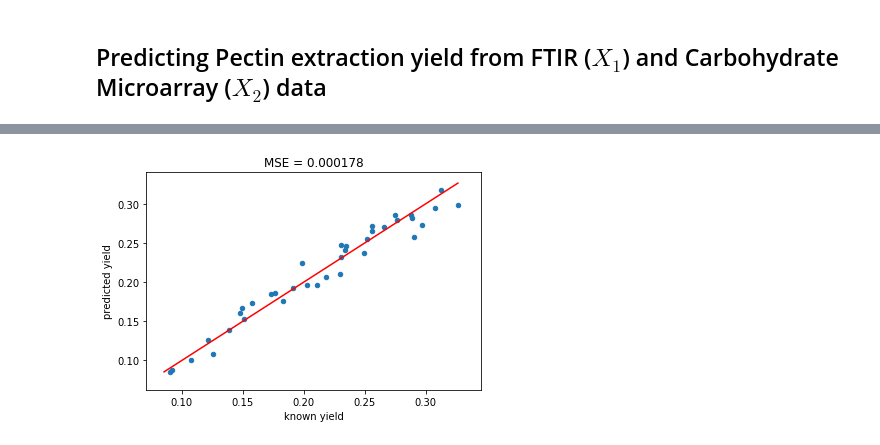
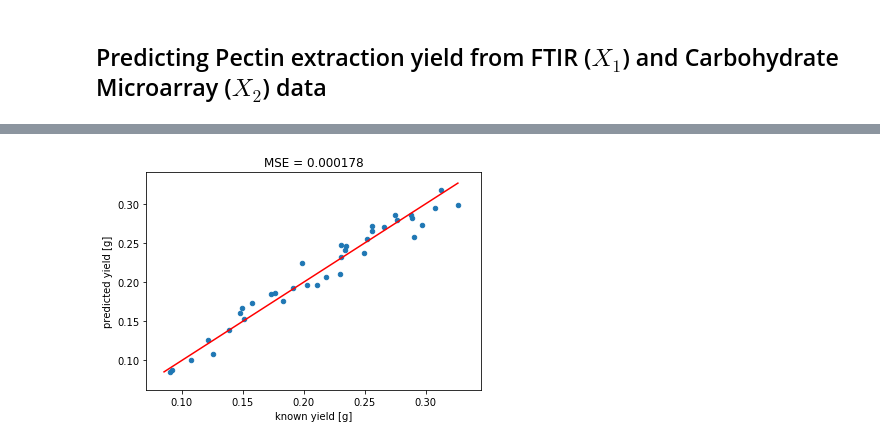
Before and after one commit to DTUComputeStatisticsAndDataAnalysis/MBPLS, a Jupyter notebook: examples/MBPLS_intro/MultiblockPLS_PectinYield.ipynb, the cells around one changed output, grey strips where cells are left out. Cells and saved outputs as stored; diff of their text form; code cells hidden in the pictures.

```diff
--- a/examples/MBPLS_intro/MultiblockPLS_PectinYield.ipynb
+++ b/examples/MBPLS_intro/MultiblockPLS_PectinYield.ipynb
@@ -18,6 +25,6 @@ carb3 = pd.read_pickle('extraction3.pkl')
 # %%
-ftir = pd.concat((ftir1, ftir2, ftir3))
-extractions = pd.concat((carb1, carb2, carb3))
-extractions.index = ftir.index
-yield_all = np.array(extractions.index)
-data = pd.concat((ftir, extractions), axis=1)
+x1 = pd.concat((ftir1, ftir2, ftir3))
+x2 = pd.concat((carb1, carb2, carb3))
+x2.index = x1.index
+y = np.array(x2.index)
+x1x2 = pd.concat((x1, x2), axis=1)
@@ -23,0 +34,17 @@ data = pd.concat((ftir, extractions), axis=1)
+# %%
+from mbpls.mbpls import MBPLS
+from sklearn.model_selection import cross_val_predict
+from sklearn.metrics import mean_squared_error
+
+MSEs = []
+for lv in range(15):
+    mbpls = MBPLS(n_components=lv+1)
+    prediction = cross_val_predict(mbpls, x1x2, y, cv=len(x1x2))
+    prediction = pd.DataFrame(prediction)
+    MSEs.append(mean_squared_error(prediction, y))
+
+plt.plot(np.arange(1,16), MSEs)
+plt.xlabel('number of LVs')
+plt.xticks(np.arange(1,16), np.arange(1,16))
+plt.ylabel('loo CV MSE')
+plt.title('Find the right number of LVs');
@@ -24,16 +56,16 @@ data = pd.concat((ftir, extractions), axis=1)
 # %%
 from mbpls.mbpls import MBPLS
 from sklearn.model_selection import cross_val_predict
 from sklearn.metrics import mean_squared_error
 
 mbpls = MBPLS(n_components=3)
-prediction = cross_val_predict(mbpls, data, yield_all, cv=len(ftir))
+prediction = cross_val_predict(mbpls, x1x2, y, cv=len(x1x2))
 prediction = pd.DataFrame(prediction)
-yield_all = pd.DataFrame(yield_all)
-prediction = pd.concat((prediction, yield_all), axis=1)
-prediction.columns=['predicted yield', 'known yield']
-prediction.plot.scatter(x='known yield', y='predicted yield')
+y = pd.DataFrame(y)
+prediction = pd.concat((prediction, y), axis=1)
+prediction.columns=['predicted yield [g]', 'known yield [g]']
+prediction.plot.scatter(x='known yield [g]', y='predicted yield [g]')
 plt.plot([prediction.min().min(), prediction.max().max()], [prediction.min().min(), prediction.max().max()], color='red')
-plt.title('MSE = %.6f' % mean_squared_error(prediction['known yield'], prediction['predicted yield']));
+plt.title('MSE = %.6f' % mean_squared_error(prediction['known yield [g]'], prediction['predicted yield [g]']));
 # %% [output]
-[figure, old version]
+[figure, new version]
```
Also changed, not shown: parts of 13 cells of this notebook, 1 other file.
